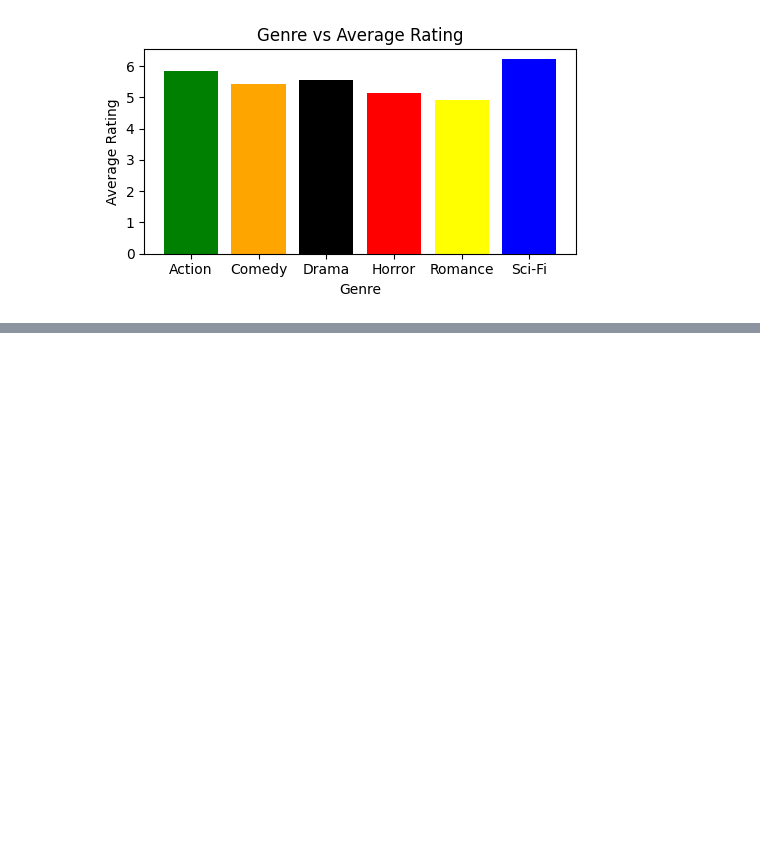
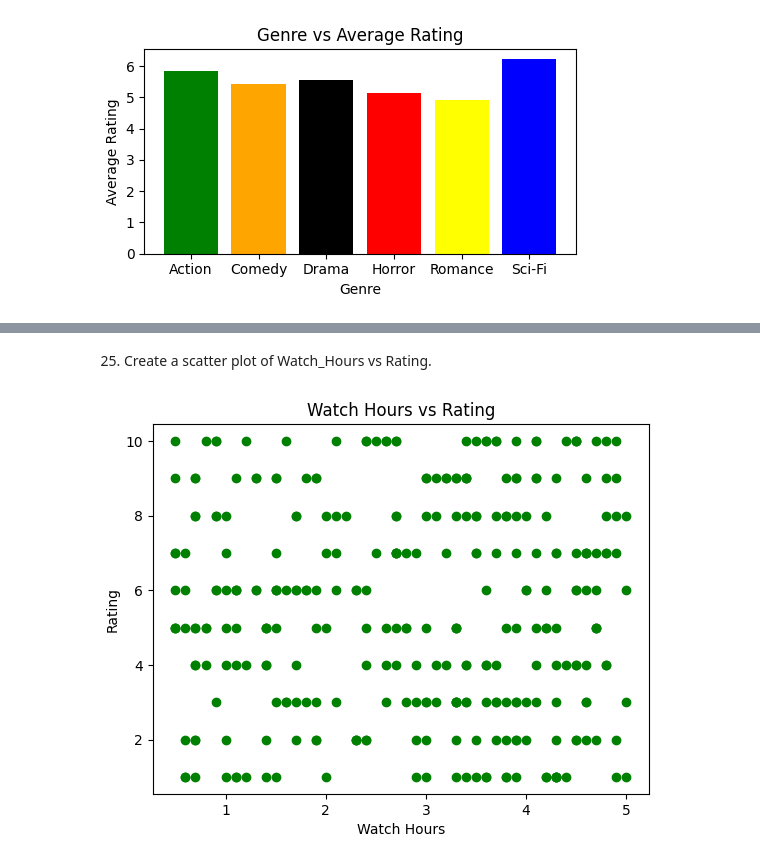
Before and after one commit to dipu-sardar/Data-Analysis-Visualization-, a Jupyter notebook: Project 02/movie.ipynb, the cells around one changed output, grey strips where cells are left out. Saved outputs shown, nothing was run; the diff lists cells and outputs as text; code cells hidden in the pictures; blank space fills up the shorter version.

```diff
--- a/Project 02/movie.ipynb
+++ b/Project 02/movie.ipynb
@@ -320,0 +363,17 @@ plt.show()
+# %% [markdown]
+25. Create a scatter plot of Watch_Hours vs Rating.
+# %%
+
+
+plt.scatter(
+    df['Watch_Hours'],
+    df['Rating'],
+    color='green',
+    marker='o'
+)
+plt.title('Watch Hours vs Rating')
+plt.xlabel('Watch Hours')
+plt.ylabel('Rating')
+plt.show()
+# %% [output]
+[figure, added]
```
Also changed, not shown: parts of 16 cells of this notebook, 4 other files.
